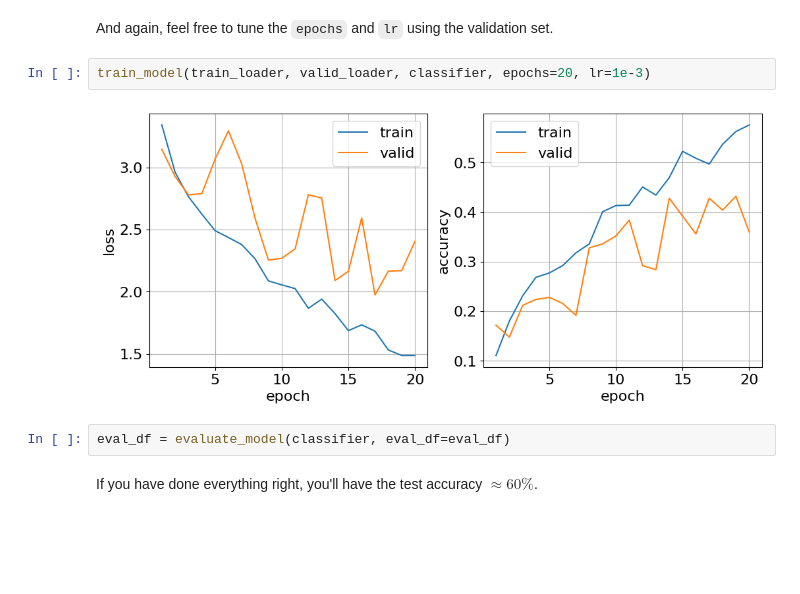
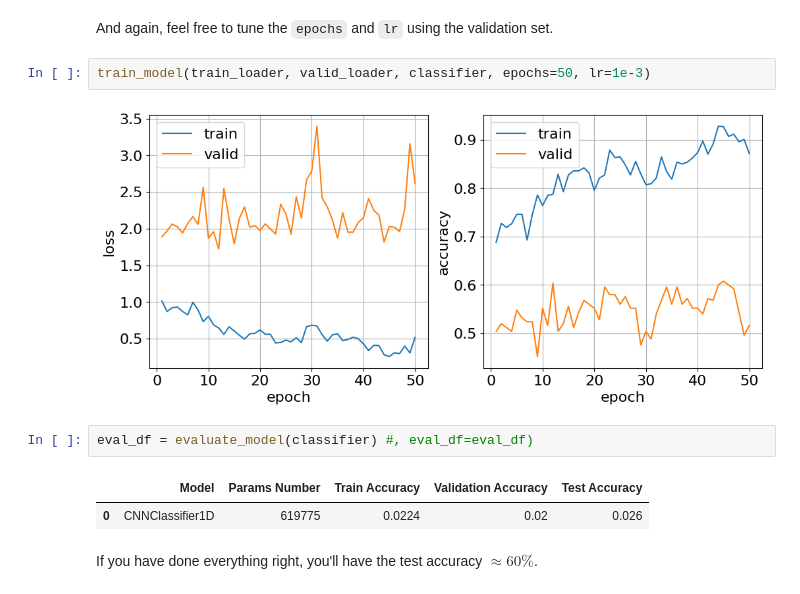
Before and after one commit to msh2481/dl, a Jupyter notebook: Practice_5_Audio.ipynb, the cells around one changed output. Drawn from its saved outputs; the diff is of its cells as text; blank space fills up the shorter version.

```diff
--- a/Practice_5_Audio.ipynb
+++ b/Practice_5_Audio.ipynb
@@ -600,11 +588,14 @@ CNNClassifier1D has 619775 parameters
 # %% [markdown]
 And again, feel free to tune the `epochs` and `lr` using the validation set.
 # %%
-train_model(train_loader, valid_loader, classifier, epochs=20, lr=1e-3)
+train_model(train_loader, valid_loader, classifier, epochs=50, lr=1e-3)
 # %% [output]
-[figure, old version]
+[figure, new version]
 # %%
-eval_df = evaluate_model(classifier, eval_df=eval_df)
+eval_df = evaluate_model(classifier) #, eval_df=eval_df)
+# %% [output]
+|  | Model | Params Number | Train Accuracy | Validation Accuracy | Test Accuracy |
+| 0 | CNNClassifier1D | 619775 | 0.0224 | 0.02 | 0.026 |
 # %% [markdown]
 If you have done everything right, you'll have the test accuracy $\approx 60 \%$.
 # %% [markdown]
```
Also changed, not shown: parts of 10 cells of this notebook.
